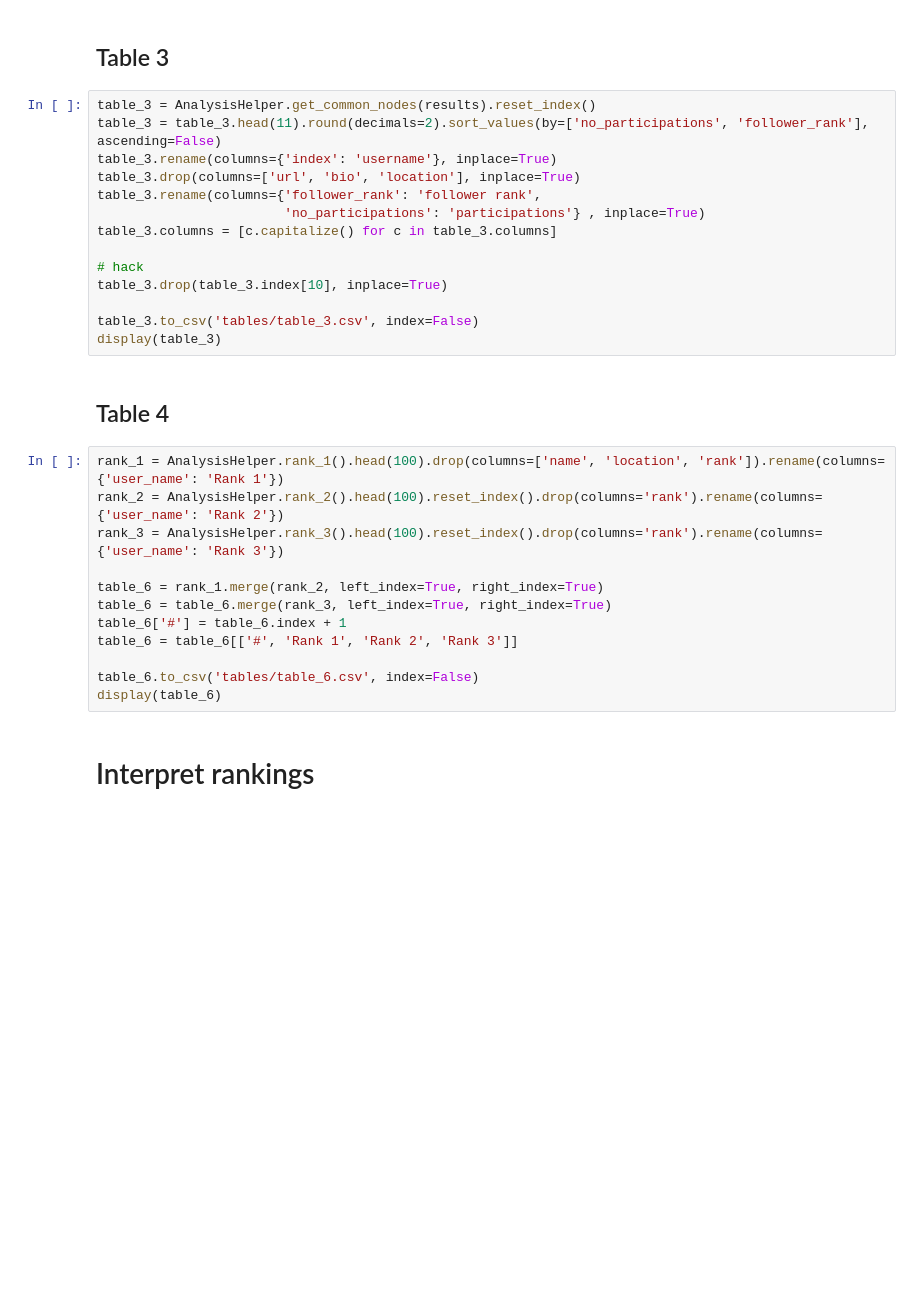
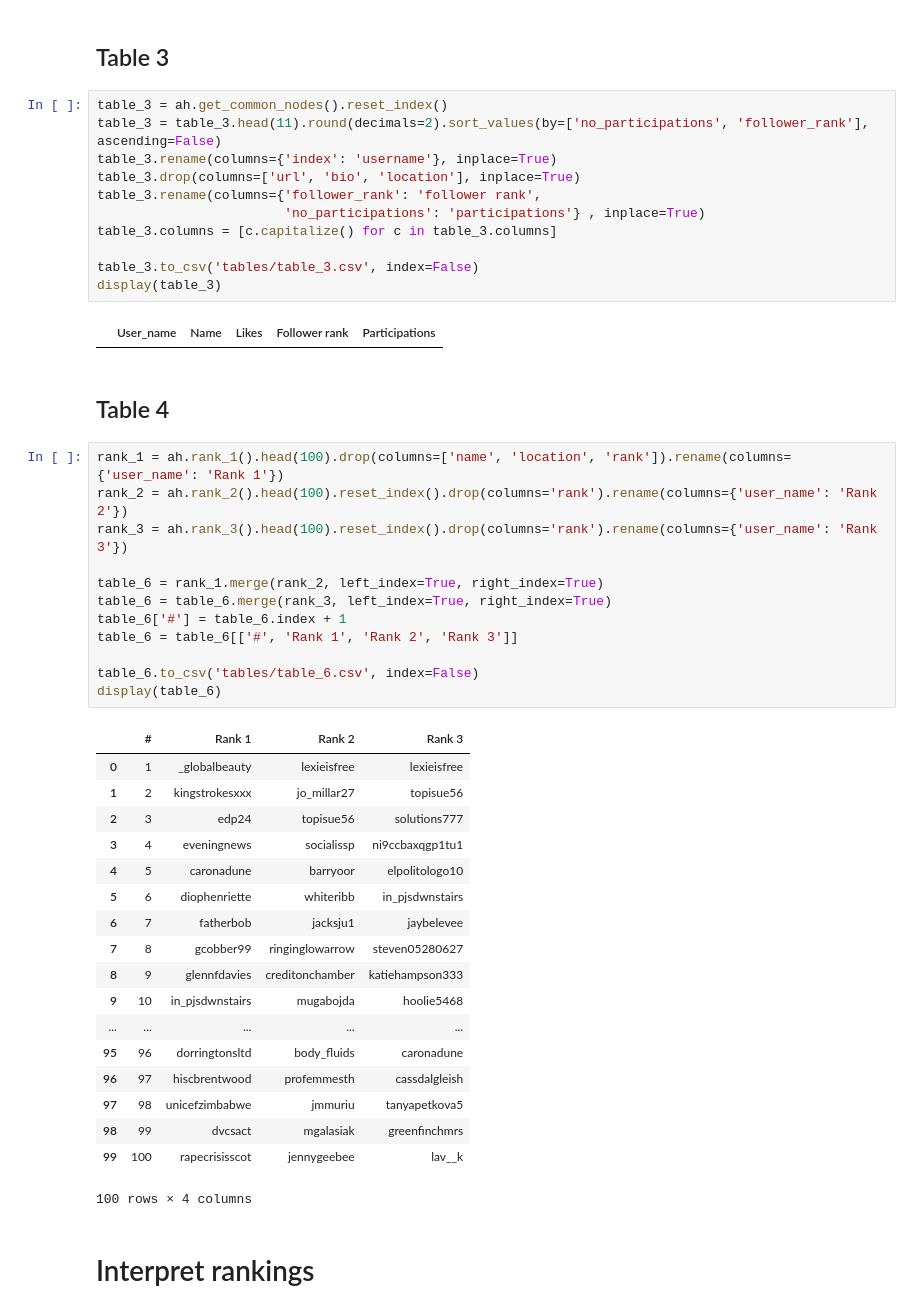
Before and after one commit to flaprimo/twitter-network-analysis, a Jupyter notebook: analysis_infomap.ipynb, the cells around one changed output. Cells and saved outputs as stored; diff of their text form; blank space fills up the shorter version.

```diff
--- a/analysis_infomap.ipynb
+++ b/analysis_infomap.ipynb
@@ -383,7 +443,7 @@ display(table_1)
 # %% [markdown]
 ## Table 3
 # %%
-table_3 = AnalysisHelper.get_common_nodes(results).reset_index()
+table_3 = ah.get_common_nodes().reset_index()
 table_3 = table_3.head(11).round(decimals=2).sort_values(by=['no_participations', 'follower_rank'], ascending=False)
 table_3.rename(columns={'index': 'username'}, inplace=True)
 table_3.drop(columns=['url', 'bio', 'location'], inplace=True)
@@ -391,25 +451,43 @@ table_3.rename(columns={'follower_rank': 'follower rank',
                         'no_participations': 'participations'} , inplace=True)
 table_3.columns = [c.capitalize() for c in table_3.columns]
 
-# hack
-table_3.drop(table_3.index[10], inplace=True)
-
 table_3.to_csv('tables/table_3.csv', index=False)
 display(table_3)
+# %% [output]
+|  | User_name | Name | Likes | Follower rank | Participations |
 # %% [markdown]
 ## Table 4
 # %%
-rank_1 = AnalysisHelper.rank_1().head(100).drop(columns=['name', 'location', 'rank']).rename(columns={'user_name': 'Rank 1'})
-rank_2 = AnalysisHelper.rank_2().head(100).reset_index().drop(columns='rank').rename(columns={'user_name': 'Rank 2'})
-rank_3 = AnalysisHelper.rank_3().head(100).reset_index().drop(columns='rank').rename(columns={'user_name': 'Rank 3'})
+rank_1 = ah.rank_1().head(100).drop(columns=['name', 'location', 'rank']).rename(columns={'user_name': 'Rank 1'})
+rank_2 = ah.rank_2().head(100).reset_index().drop(columns='rank').rename(columns={'user_name': 'Rank 2'})
+rank_3 = ah.rank_3().head(100).reset_index().drop(columns='rank').rename(columns={'user_name': 'Rank 3'})
 
 table_6 = rank_1.merge(rank_2, left_index=True, right_index=True)
 table_6 = table_6.merge(rank_3, left_index=True, right_index=True)
 table_6['#'] = table_6.index + 1
 table_6 = table_6[['#', 'Rank 1', 'Rank 2', 'Rank 3']]
 
 table_6.to_csv('tables/table_6.csv', index=False)
 display(table_6)
+# %% [output]
+|  | # | Rank 1 | Rank 2 | Rank 3 |
+| 0 | 1 | _globalbeauty | lexieisfree | lexieisfree |
+| 1 | 2 | kingstrokesxxx | jo_millar27 | topisue56 |
+| 2 | 3 | edp24 | topisue56 | solutions777 |
+| 3 | 4 | eveningnews | socialissp | ni9ccbaxqgp1tu1 |
+| 4 | 5 | caronadune | barryoor | elpolitologo10 |
+| 5 | 6 | diophenriette | whiteribb | in_pjsdwnstairs |
+| 6 | 7 | fatherbob | jacksju1 | jaybelevee |
+| 7 | 8 | gcobber99 | ringinglowarrow | steven05280627 |
+| 8 | 9 | glennfdavies | creditonchamber | katiehampson333 |
+| 9 | 10 | in_pjsdwnstairs | mugabojda | hoolie5468 |
+| ... | ... | ... | ... | ... |
+| 95 | 96 | dorringtonsltd | body_fluids | caronadune |
+| 96 | 97 | hiscbrentwood | profemmesth | cassdalgleish |
+| 97 | 98 | unicefzimbabwe | jmmuriu | tanyapetkova5 |
+| 98 | 99 | dvcsact | mgalasiak | greenfinchmrs |
+| 99 | 100 | rapecrisisscot | jennygeebee | lav__k |
+100 rows × 4 columns
 # %% [markdown]
 # Interpret rankings
 # %% [markdown]
```
Also changed, not shown: parts of 18 cells of this notebook, 1 other file.
